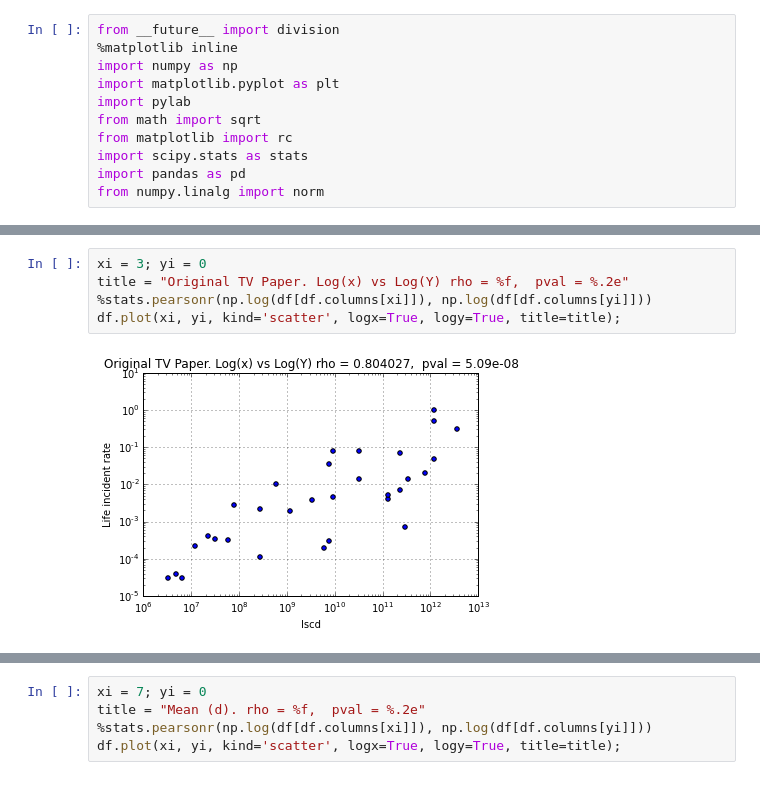
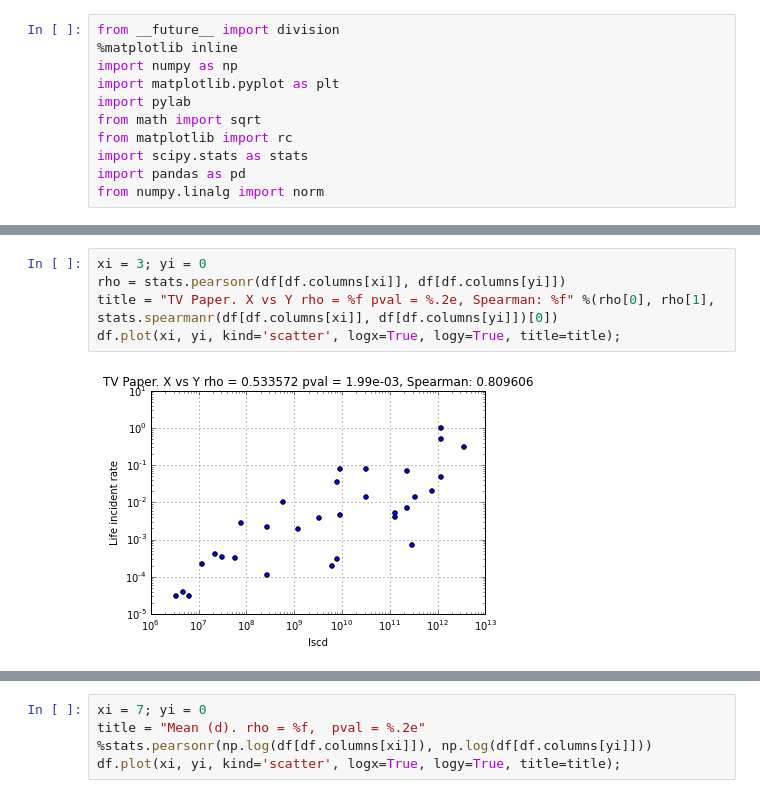
Before and after one commit to nitinksingh/bad-luck, a Jupyter notebook: analysis.ipynb, the cells around one changed output, grey strips where cells are left out. Cells and saved outputs as stored; diff of their text form.

```diff
--- a/analysis.ipynb
+++ b/analysis.ipynb
@@ -44,6 +84,7 @@ df.head()
 # %%
 xi = 3; yi = 0
-title = "Original TV Paper. Log(x) vs Log(Y) rho = %f,  pval = %.2e" %stats.pearsonr(np.log(df[df.columns[xi]]), np.log(df[df.columns[yi]]))
+rho = stats.pearsonr(df[df.columns[xi]], df[df.columns[yi]])
+title = "TV Paper. X vs Y rho = %f pval = %.2e, Spearman: %f" %(rho[0], rho[1], stats.spearmanr(df[df.columns[xi]], df[df.columns[yi]])[0])
 df.plot(xi, yi, kind='scatter', logx=True, logy=True, title=title);
 # %% [output]
-[figure, old version]
+[figure, new version]
```
Also changed, not shown: parts of 11 cells of this notebook.
